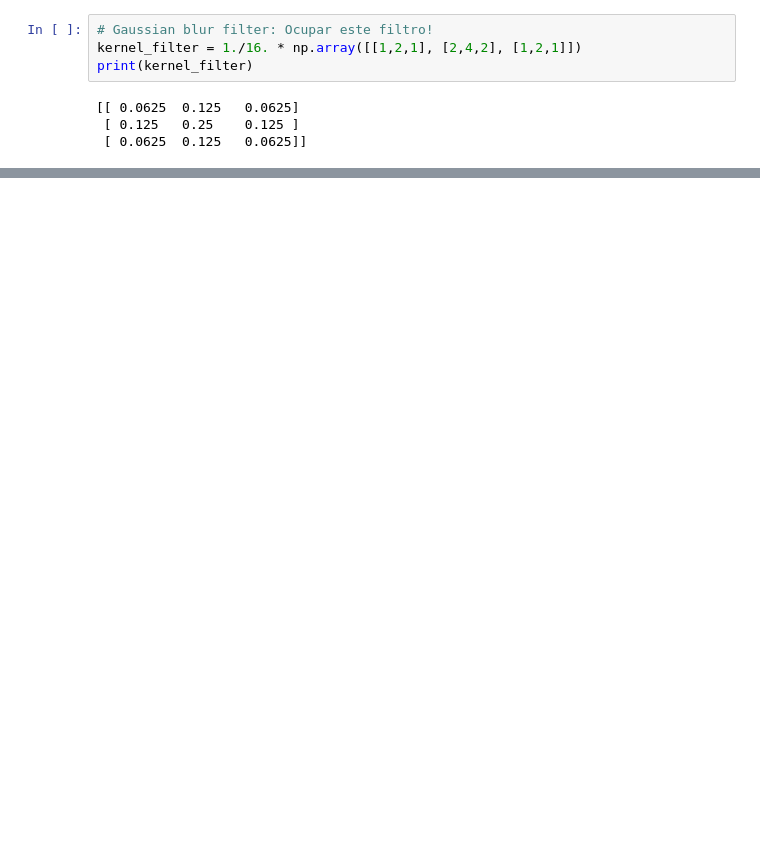
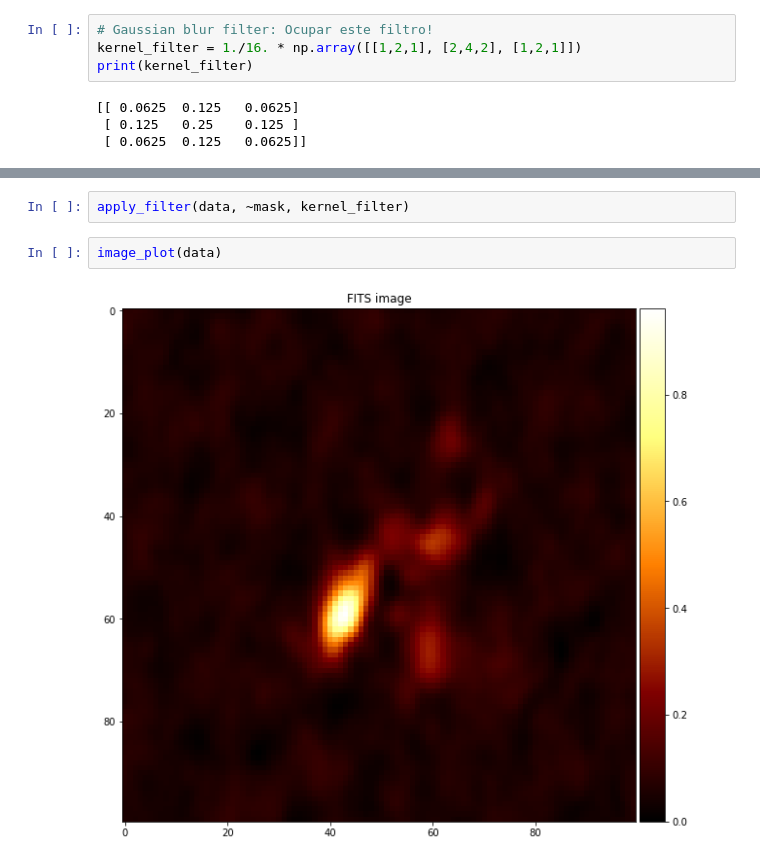
Before and after one commit to mavillan/scientific_programming, a Jupyter notebook: 02_numpy/02_actividad.ipynb, the cells around one changed output, grey strips where cells are left out. Drawn from its saved outputs; the diff is of its cells as text; blank space fills up the shorter version.

```diff
--- a/02_numpy/02_actividad.ipynb
+++ b/02_numpy/02_actividad.ipynb
@@ -66,0 +89,6 @@ print(kernel_filter)
+# %%
+apply_filter(data, ~mask, kernel_filter)
+# %%
+image_plot(data)
+# %% [output]
+[figure, added]
```
Also changed, not shown: parts of 8 cells of this notebook, 3 other files.
